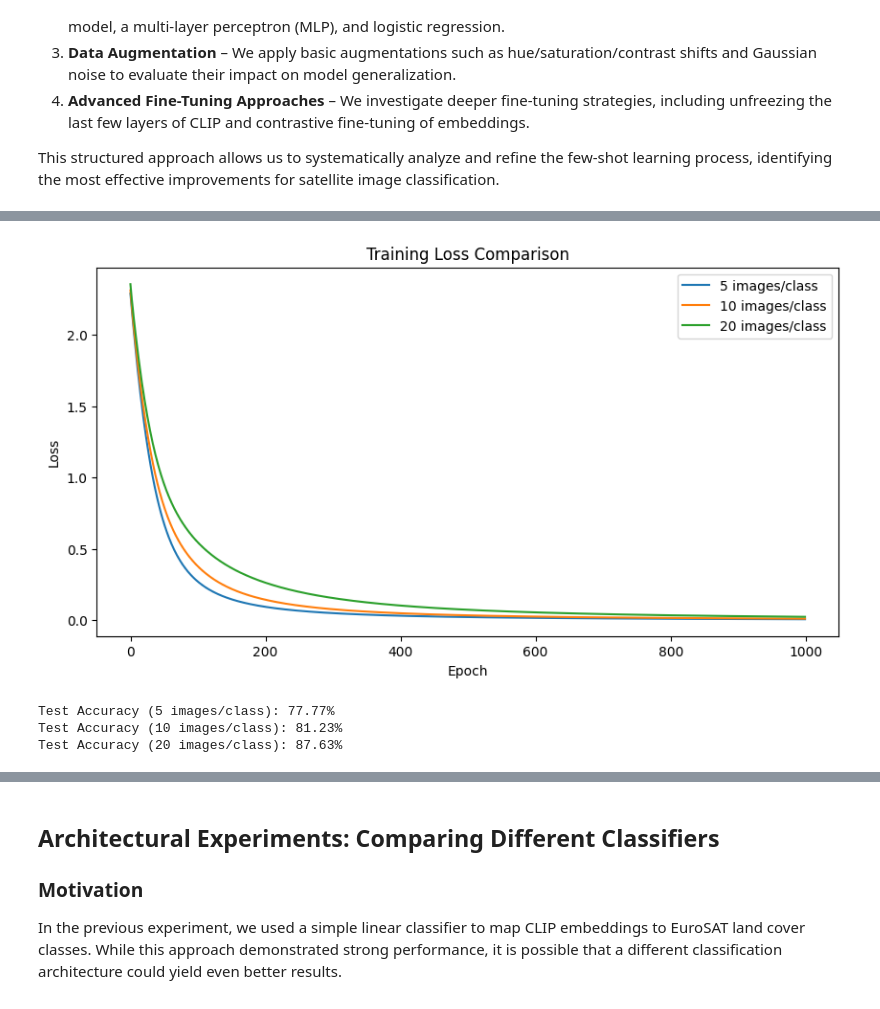
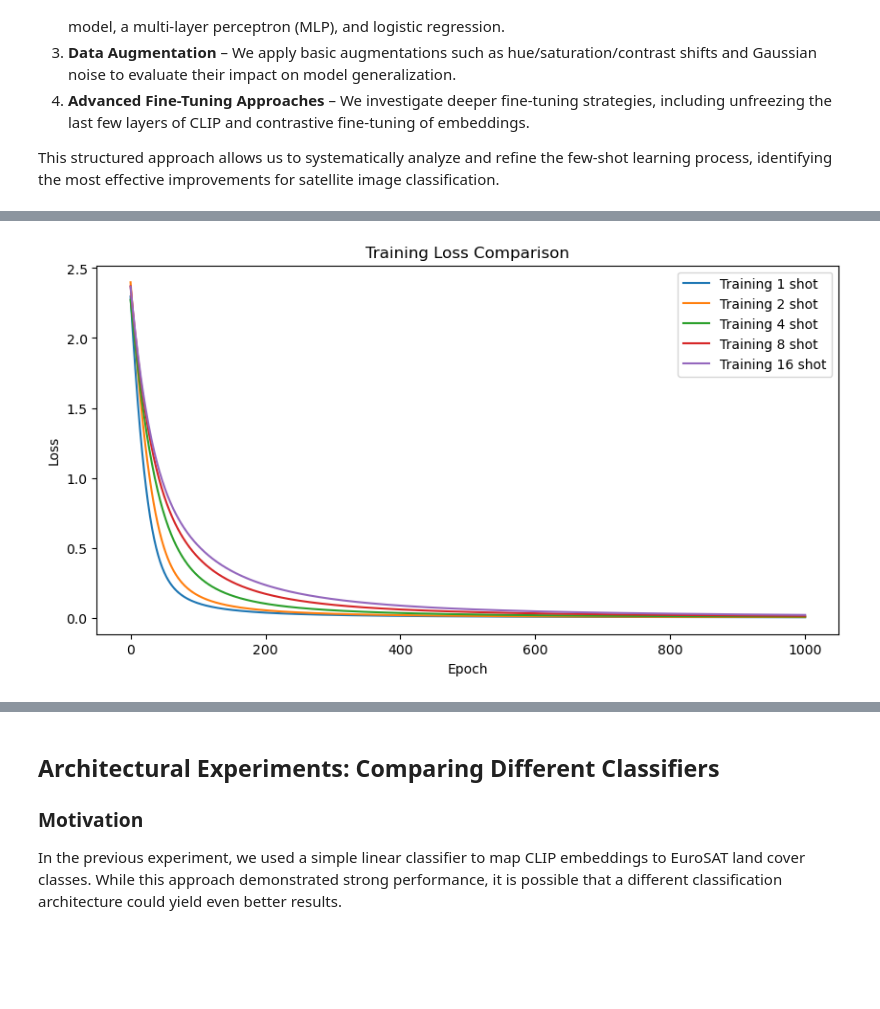
Before and after one commit to andrea-zoccante/land-classification-project, a Jupyter notebook: task2.ipynb, the cells around one changed output, grey strips where cells are left out. Drawn from its saved outputs; the diff is of its cells as text; code cells hidden in the pictures; blank space fills up the shorter version.

```diff
--- a/task2.ipynb
+++ b/task2.ipynb
@@ -24,0 +40,16 @@ import random
+# %%
+clip_model = CLIPModel.from_pretrained("openai/clip-vit-base-patch32")
+clip_processor = CLIPProcessor.from_pretrained("openai/clip-vit-base-patch32")
+
+device = (
+    torch.device("mps") if torch.backends.mps.is_available() else
+    torch.device("cuda") if torch.cuda.is_available() else
+    torch.device("cpu")
+)
+print("Device: ", device)
+clip_model.to(device)
+
+for param in clip_model.parameters():
+    param.requires_grad = False
+
+print("CLIP model loaded and backbone frozen.")
@@ -24,0 +74,6 @@ import random
+# %%
+val_df = pd.read_csv("validation_data/validation_set.csv")
+
+val_labels = torch.tensor([CLASSES.index(cls) for cls in val_df["Class"].tolist()], dtype=torch.long).to(device)
+# val_images = [Image.open(img_path).convert("RGB") for img_path in validation_df["Image Path"].tolist()]
+# val_inputs = clip_processor(images=val_images, return_tensors="pt", padding=True).to(device)
@@ -44,11 +97,0 @@ We conduct experiments using three different training dataset sizes: **5, 10, an
-# %%
-clip_model = CLIPModel.from_pretrained("openai/clip-vit-base-patch32")
-clip_processor = CLIPProcessor.from_pretrained("openai/clip-vit-base-patch32")
-
-device = "cuda" if torch.cuda.is_available() else "cpu"
-clip_model.to(device)
-
-for param in clip_model.parameters():
-    param.requires_grad = False
-
-print("CLIP model loaded and backbone frozen.")
@@ -145,0 +193,3 @@ Epoch [901/1000], Loss: 0.0290
+# %%
+linear_classifier_model = ["Linear Classifier", LinearClassifier]
+LinearProbe_results = train_LinearProbe_classifier(linear_classifier_model)
@@ -146,30 +214,12 @@ Epoch [901/1000], Loss: 0.0290
 # %%
 plt.figure(figsize=(10,5))
-for num_samples, result in results.items():
-    plt.plot(result["losses"], label=f"{num_samples} images/class")
+for num_samples, result in LinearProbe_results.items():
+    plt.plot(result["losses"], label=f"Training {num_samples} shot")
 
 plt.xlabel("Epoch")
 plt.ylabel("Loss")
 plt.title("Training Loss Comparison")
 plt.legend()
 plt.show()
 # %% [output]
-[figure, old version]
+[figure, new version]
-# %%
-test_data = sample_few_shot_data("2750/", classes, num_samples=300)
-test_df = pd.DataFrame(test_data, columns=["Image Path", "Class"])
-test_features = extract_image_features_with_text(test_df["Image Path"].tolist(), classes, clip_model, clip_processor, device).to(device)
-test_labels = torch.tensor([classes.index(cls) for cls in test_df["Class"]], dtype=torch.long).to(device)
-
-for num_samples, result in results.items():
-    classifier = result["model"]
-    classifier.eval()
-    with torch.no_grad():
-        test_outputs = classifier(test_features)
-        predictions = torch.argmax(test_outputs, dim=1)
-        accuracy = (predictions == test_labels).float().mean().item()
-    print(f"Test Accuracy ({num_samples} images/class): {accuracy * 100:.2f}%")
-# %% [output]
-Test Accuracy (5 images/class): 77.77%
-Test Accuracy (10 images/class): 81.23%
-Test Accuracy (20 images/class): 87.63%
```
Also changed, not shown: parts of 42 cells of this notebook, 5 other files.
